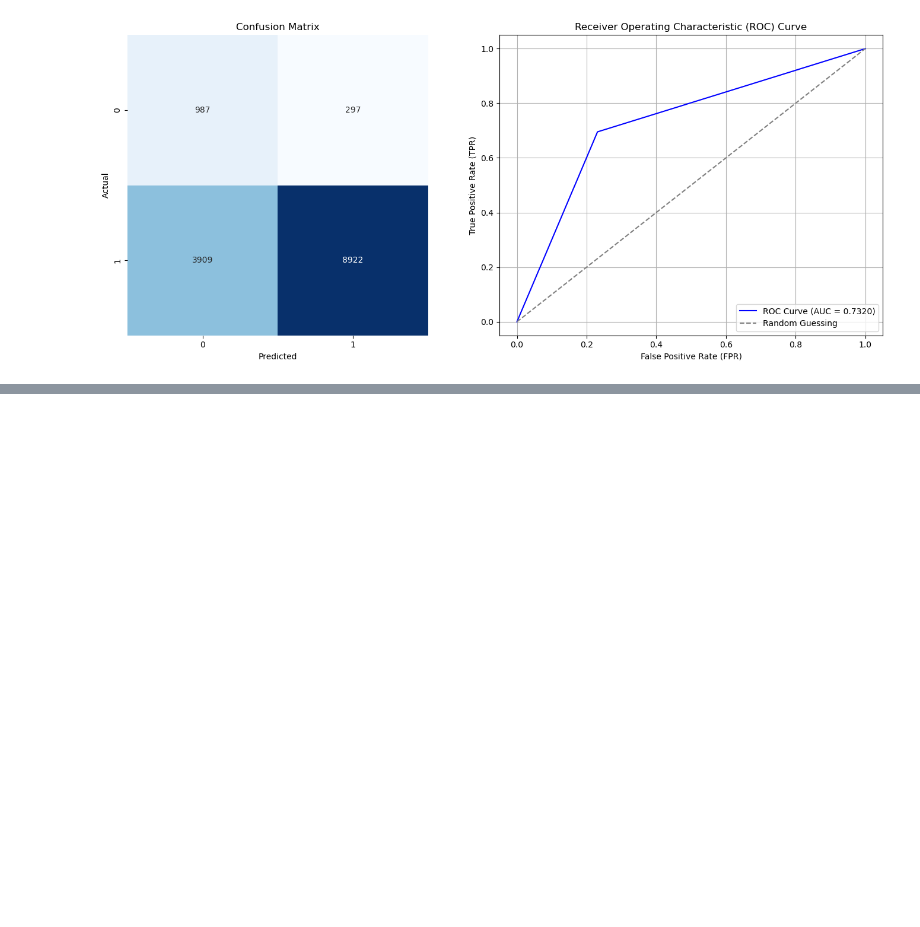
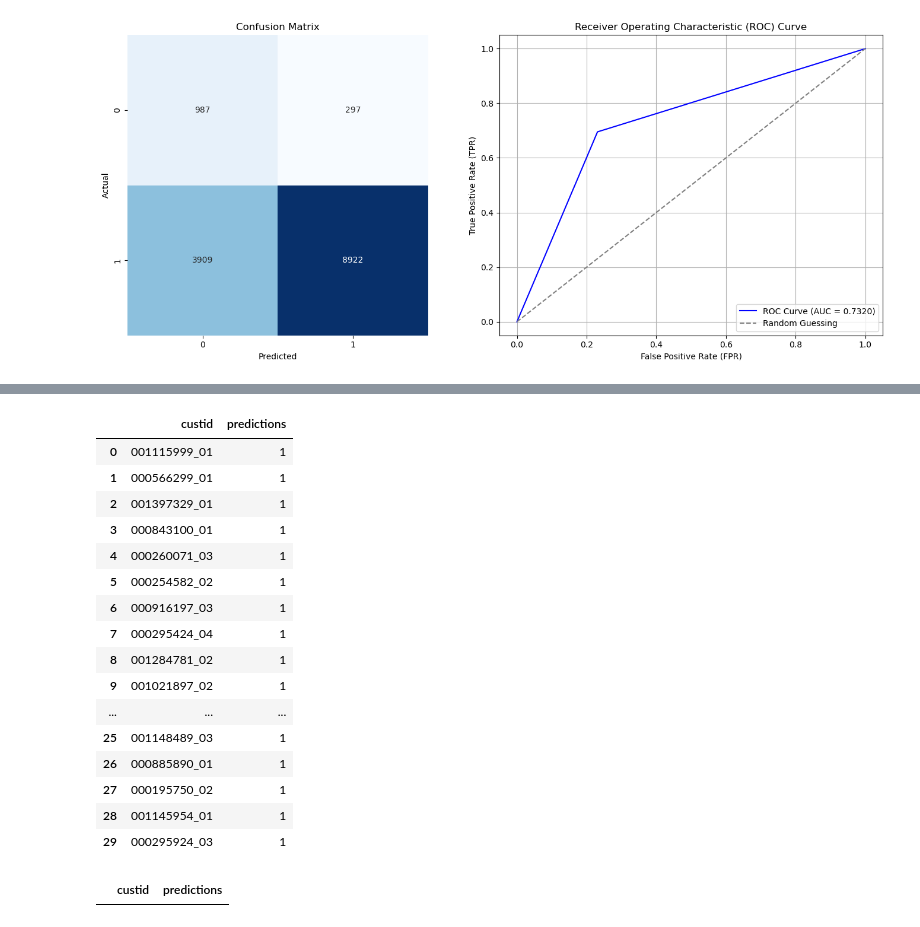
Before and after one commit to Barb02/IDS_project, a Jupyter notebook: customer.ipynb, the cells around one changed output, grey strips where cells are left out. Drawn from its saved outputs; the diff is of its cells as text; code cells hidden in the pictures; blank space fills up the shorter version.

```diff
--- a/customer.ipynb
+++ b/customer.ipynb
@@ -1571,0 +1624,39 @@ weighted avg       0.90      0.70      0.77     14115
+# %%
+with open("unbalanced_essemble.pkl", "rb") as f:
+            model= pickle.load(f)
+# %%
+X = df_masked.drop(['health_ins','custid'], axis=1)
+
+custid_test = df_masked.loc[X.index, 'custid']
+
+pred= model.predict(X)
+# %%
+result = pd.DataFrame({
+    'custid': custid_test,
+    'predictions': pred
+})
+
+result.head(30)
+# %% [output]
+|  | custid | predictions |
+| 0 | 001115999_01 | 1 |
+| 1 | 000566299_01 | 1 |
+| 2 | 001397329_01 | 1 |
+| 3 | 000843100_01 | 1 |
+| 4 | 000260071_03 | 1 |
+| 5 | 000254582_02 | 1 |
+| 6 | 000916197_03 | 1 |
+| 7 | 000295424_04 | 1 |
+| 8 | 001284781_02 | 1 |
+| 9 | 001021897_02 | 1 |
+| ... | ... | ... |
+| 25 | 001148489_03 | 1 |
+| 26 | 000885890_01 | 1 |
+| 27 | 000195750_02 | 1 |
+| 28 | 001145954_01 | 1 |
+| 29 | 000295924_03 | 1 |
+# %%
+result_filtered = result.loc[result['custid'] == '1231115999_01']
+result_filtered.head()
+# %% [output]
+|  | custid | predictions |
```
Also changed, not shown: parts of 9 cells of this notebook, 2 other files.
